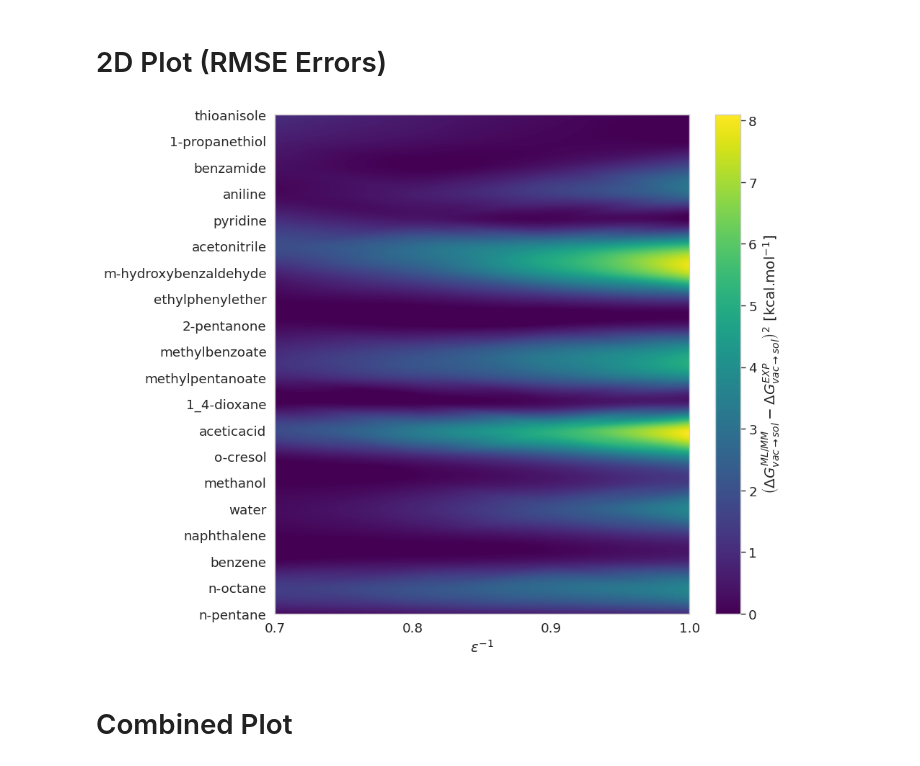
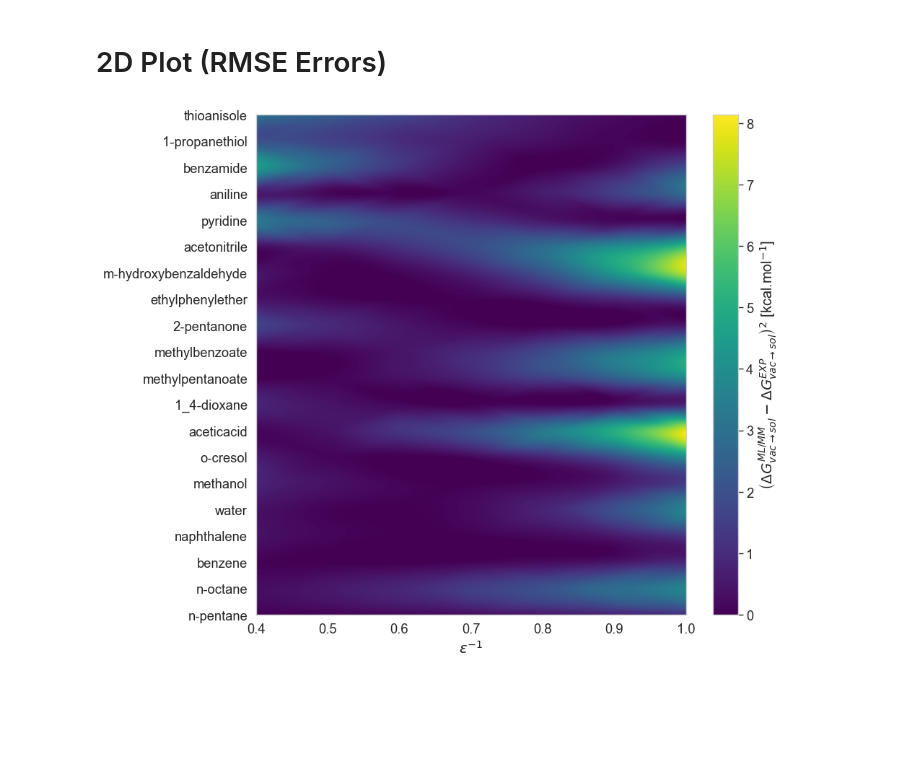
Before and after one commit to michellab/EMLE_HFE_SI, a Jupyter notebook: figures/hydration_fe/dielectric_constant/dieletric_tuning_plots.ipynb, the cells around one changed output. Cells and saved outputs as stored; diff of their text form; code cells hidden in the pictures; blank space fills up the shorter version.

```diff
--- a/figures/hydration_fe/dielectric_constant/dieletric_tuning_plots.ipynb
+++ b/figures/hydration_fe/dielectric_constant/dieletric_tuning_plots.ipynb
@@ -465,6 +563,9 @@ from scipy.stats import wilcoxon
 
 abs_error_dG_MM = np.abs(dG_MM_MEAN - EXP_MEAN)
 abs_error_dG_ME = np.abs(dG_ME_MEAN - EXP_MEAN)
+abs_error_dG_EFF_04 = np.abs(dG_EFF_04_MEAN - EXP_MEAN)
+abs_error_dG_EFF_05 = np.abs(dG_EFF_05_MEAN - EXP_MEAN)
+abs_error_dG_EFF_06 = np.abs(dG_EFF_06_MEAN - EXP_MEAN)
 abs_error_dG_EFF_07 = np.abs(dG_EFF_07_MEAN - EXP_MEAN)
 abs_error_dG_EFF_08 = np.abs(dG_EFF_08_MEAN - EXP_MEAN)
 abs_error_dG_EFF_09 = np.abs(dG_EFF_09_MEAN - EXP_MEAN)
@@ -477,6 +578,9 @@ abs_error_dG_EFF_10 = np.abs(dG_EFF_10_MEAN - EXP_MEAN)
 errors = [
     abs_error_dG_MM,
     abs_error_dG_ME,
+    abs_error_dG_EFF_04,
+    abs_error_dG_EFF_05,
+    abs_error_dG_EFF_06,
     abs_error_dG_EFF_07,
     abs_error_dG_EFF_08,
     abs_error_dG_EFF_09,
@@ -486,6 +590,9 @@ errors = [
 names = [
     "OpenFF/TIP3P",
     "ME ML/MM",
+    r"Patched Model ($\epsilon^{-1} = 0.4$)",
+    r"Patched Model ($\epsilon^{-1} = 0.5$)",
+    r"Patched Model ($\epsilon^{-1} = 0.6$)",
     r"Patched Model ($\epsilon^{-1} = 0.7$)",
     r"Patched Model ($\epsilon^{-1} = 0.8$)",
     r"Patched Model ($\epsilon^{-1} = 0.9$)",
@@ -501,7 +608,7 @@ for i in range(len(errors)):
             p_values[i, j] = p_one_sided
 
 sns.set(style="whitegrid", palette="colorblind", context="paper", font_scale=1.5)
-plt.figure(figsize=(10, 8))
+plt.figure(figsize=(12, 10))
 sns.heatmap(
     p_values,
     annot=True,
@@ -534,6 +641,9 @@ df_2d = pd.DataFrame(
         "EFF_09": dG_EFF_09_MEAN,
         "EFF_08": dG_EFF_08_MEAN,
         "EFF_07": dG_EFF_07_MEAN,
+        "EFF_06": dG_EFF_06_MEAN,
+        "EFF_05": dG_EFF_05_MEAN,
+        "EFF_04": dG_EFF_04_MEAN,
     }
 )
 # %%
@@ -541,70 +651,77 @@ from scipy.interpolate import griddata
 
 sns.set(style="whitegrid", palette="colorblind", context="paper", font_scale=1.5)
 
-# Calculate mean signed errors for each molecule and epsilon]
-errors = {"molecule": [], "eps_0.7": [], "eps_0.8": [], "eps_0.9": [], "eps_1.0": []}
+errors = {
+    "molecule": [],
+    "eps_0.4": [],
+    "eps_0.5": [],
+    "eps_0.6": [],
+    "eps_0.7": [],
+    "eps_0.8": [],
+    "eps_0.9": [],
+    "eps_1.0": [],
+}
 
 for index, row in df_2d.iterrows():
     errors["molecule"].append(row["Molecule"])
+    errors["eps_0.4"].append(row["EFF_04"] - row["EXP"])
+    errors["eps_0.5"].append(row["EFF_05"] - row["EXP"])
+    errors["eps_0.6"].append(row["EFF_06"] - row["EXP"])
     errors["eps_0.7"].append(row["EFF_07"] - row["EXP"])
     errors["eps_0.8"].append(row["EFF_08"] - row["EXP"])
     errors["eps_0.9"].append(row["EFF_09"] - row["EXP"])
     errors["eps_1.0"].append(row["EFF_10"] - row["EXP"])
 
-# Create a DataFrame for interpolation
+
 heatmap_df = pd.DataFrame(errors)
 heatmap_df.set_index("molecule", inplace=True)
 
-# Prepare data for interpolation
 values = heatmap_df.values
-x_labels = ["0.7", "0.8", "0.9", "1.0"]  # Include eps_1.0 in x_labels
+x_labels = [
+    "0.4",
+    "0.5",
+    "0.6",
+    "0.7",
+    "0.8",
+    "0.9",
+    "1.0",
+]
 y_labels = np.arange(len(heatmap_df))  # y positions for molecules
 
-# Define grid for interpolation
 grid_x = np.linspace(0, len(x_labels) - 1, 2500)
 grid_y = np.linspace(0, len(y_labels), 2500)
 grid_x, grid_y = np.meshgrid(grid_x, grid_y)
-
-# Flatten the original data for interpolation
 points = np.array([[j, i] for i in range(len(y_labels)) for j in range(len(x_labels))])
 values_flat = values.flatten()
 values_flat = values_flat**2
-
-# Perform the interpolation
 grid_z = griddata(points, values_flat, (grid_x, grid_y), method="cubic")
 
-# Create the plot
 plt.figure(figsize=(10, 8))
 plt.imshow(
     grid_z,
     extent=[
         0,
         len(x_labels) - 1,
         0,
         len(y_labels),
-    ],  # y limits from 0 to number of molecules
+    ],
     aspect="auto",
     cmap="viridis",
     interpolation="antialiased",
     origin="lower",
 )
 
-# Add color bar
-# plt.colorbar(label=r'$\left( \Delta G^{ML/MM}_{vac \rightarrow sol}-\Delta G^{EXP} \right)^2$ [kcal.mol$^{-1}$]')
 plt.colorbar(
     label=r"$\left( \Delta G^{ML/MM}_{vac \rightarrow sol}-\Delta G^{EXP}_{vac \rightarrow sol} \right)^2$ [kcal.mol$^{-1}$]"
 )
-
 plt.clim(vmin=0)
 plt.xticks(ticks=np.arange(len(x_labels)), labels=x_labels)
 plt.yticks(ticks=np.arange(len(y_labels)), labels=heatmap_df.index)
 plt.xlabel(r"$\epsilon^{-1}$")
 plt.ylim(0, len(y_labels) - 1)
 plt.grid(False)
 plt.tight_layout()
 plt.savefig("dieletric_error_2d.pdf", bbox_inches="tight", dpi=300, transparent=True)
 plt.show()
 # %% [output]
-[figure, old version]
+[figure, new version]
-# %% [markdown]
-# Combined Plot
```
Also changed, not shown: parts of 12 cells of this notebook, 27 other files.
